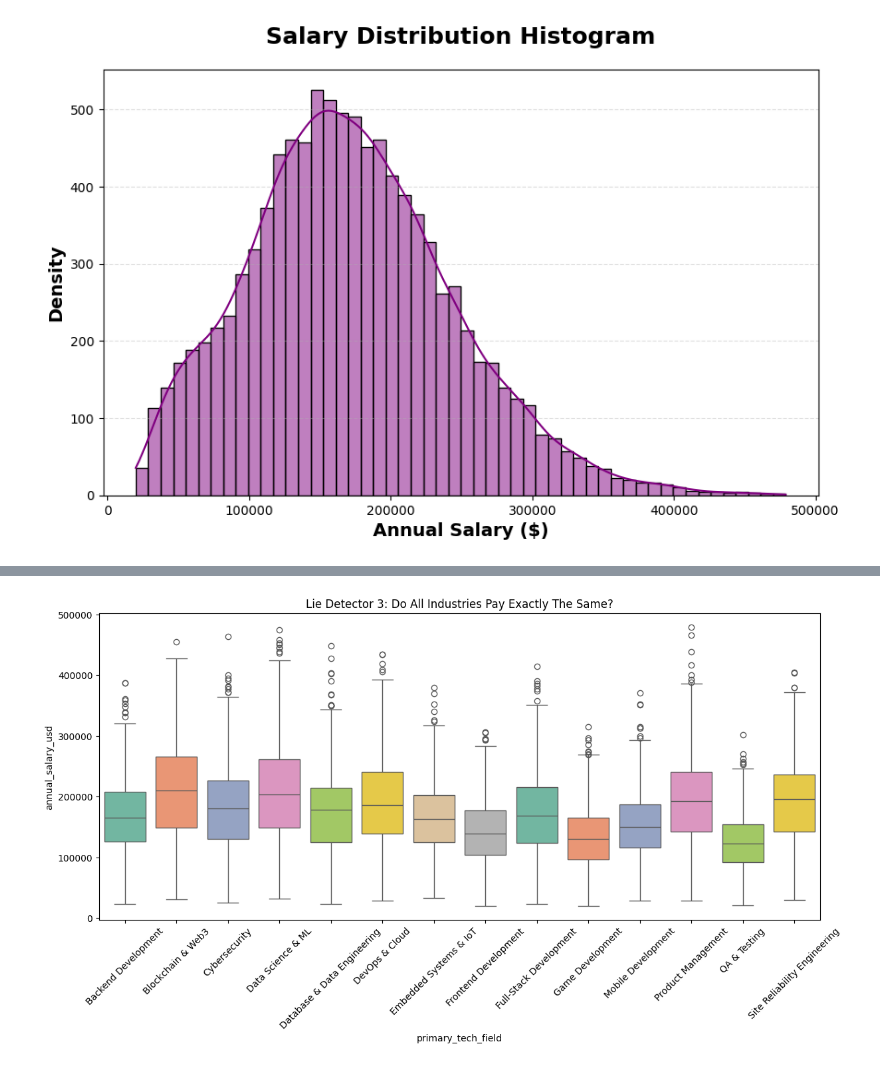
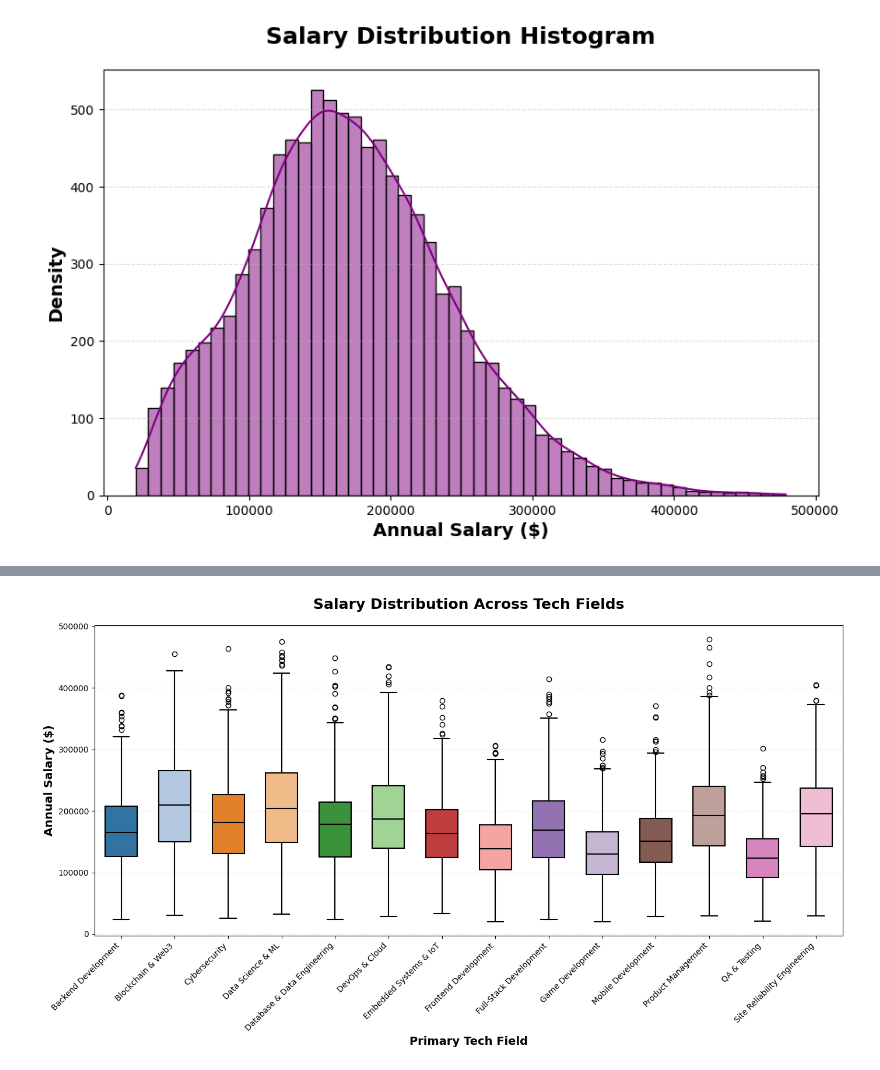
Before and after one commit to yoorax/simplon-data-analyst-training-program-projects, a Jupyter notebook: Week 20 - Fill Rouge Project/EDA_2.ipynb, the cells around one changed output, grey strips where cells are left out. Cells and saved outputs as stored; diff of their text form; code cells hidden in the pictures.

```diff
--- a/Week 20 - Fill Rouge Project/EDA_2.ipynb
+++ b/Week 20 - Fill Rouge Project/EDA_2.ipynb
@@ -269,8 +277,29 @@ plt.show()
-# %%
-plt.figure(figsize=(14, 6))
-sns.boxplot(data=df, x='primary_tech_field', y='annual_salary_usd', palette='Set2')
-plt.xticks(rotation=45)
-plt.title('Lie Detector 3: Do All Industries Pay Exactly The Same?')
-plt.show()
-# %% [output]
-[figure, removed]
+# %%
+plt.figure(figsize=(14, 8))
+
+sns.boxplot(data=df,
+            x='primary_tech_field',
+            y='annual_salary_usd',
+            palette='tab20',
+            width=0.6,
+            linewidth=1.5,
+            linecolor='black')
+
+plt.xticks(rotation=45, ha='right')     # ha='right' aligns labels better
+
+plt.title('Salary Distribution Across Tech Fields',
+          fontsize=18,
+          fontweight='bold',
+          pad=20)
+plt.xlabel('Primary Tech Field',
+           fontsize=14,
+           fontweight='semibold')
+plt.ylabel('Annual Salary ($)',
+           fontsize=14,
+           fontweight='semibold')
+
+plt.grid(True, axis='y', linestyle='--', alpha=0.3)
+plt.tight_layout()
+plt.show()
+# %% [output]
+[figure, added]
```
Also changed, not shown: parts of 8 cells of this notebook, 1 other file.
